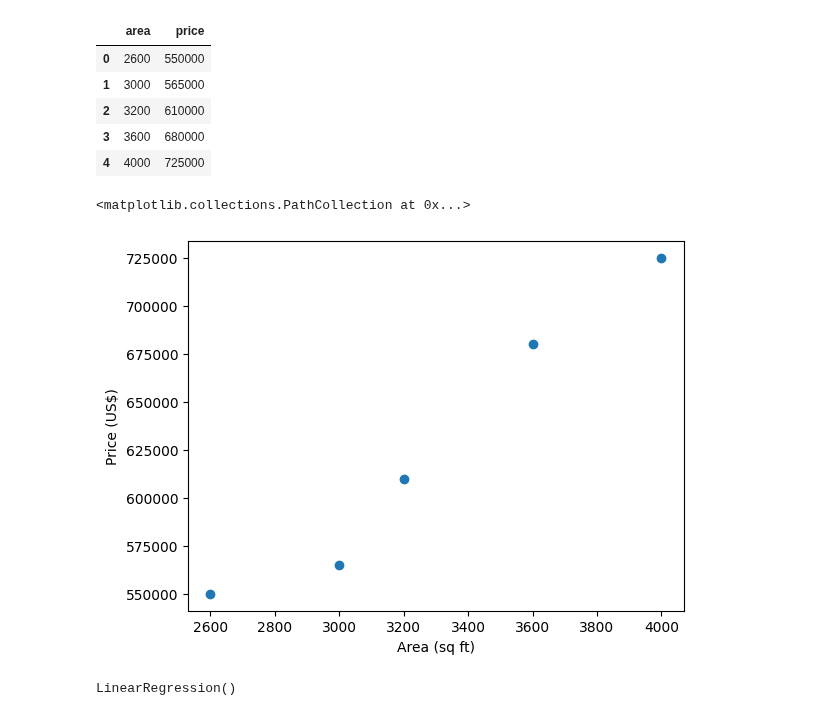
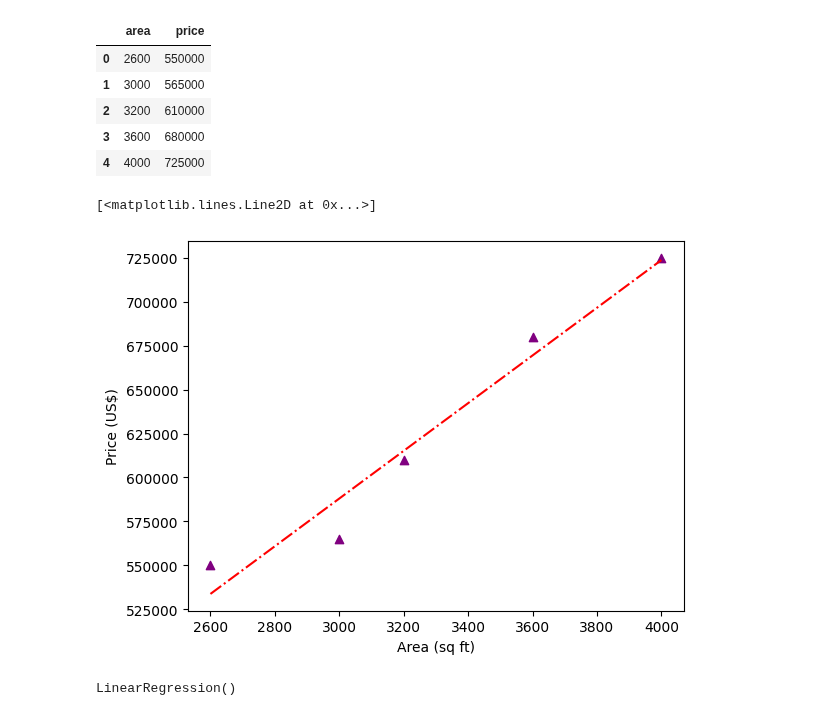
Before and after one commit to curranlipsett/machine-learning, a Jupyter notebook: machine-learning-tutorial/machine-learning.ipynb, the cells around one changed output. Saved outputs shown, nothing was run; the diff lists cells and outputs as text; code cells hidden in the pictures.

Commit message:
Few more linear regression predictions

```diff
--- a/machine-learning-tutorial/machine-learning.ipynb
+++ b/machine-learning-tutorial/machine-learning.ipynb
@@ -19,11 +17,12 @@ df
 # %%
 %matplotlib inline
 plt.xlabel("Area (sq ft)")
 plt.ylabel("Price (US$)")
-plt.scatter(df.area, df.price)
+plt.scatter(df.area, df.price, marker='^', color='purple')
+plt.plot(df.area, rg.predict(df[['area']]), color='red', linestyle='dashdot')
 # %% [output]
-<matplotlib.collections.PathCollection at 0x...>
+[<matplotlib.lines.Line2D at 0x...>]
-[figure, old version]
+[figure, new version]
 # %%
 rg = linear_model.LinearRegression()
 # Build linear regression model by mappiny area to price of known data points
```
Also changed, not shown: parts of 1 cell of this notebook, 2 other files.
